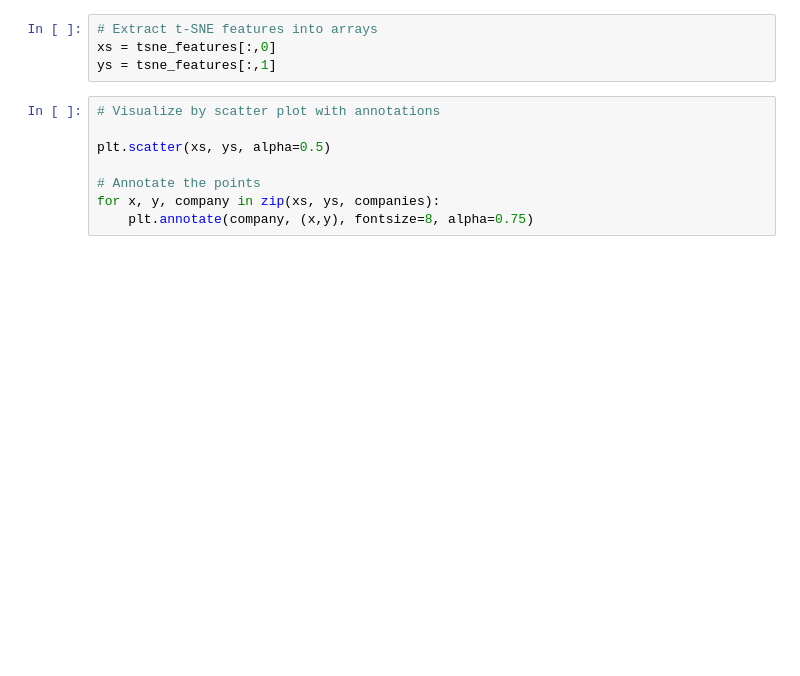
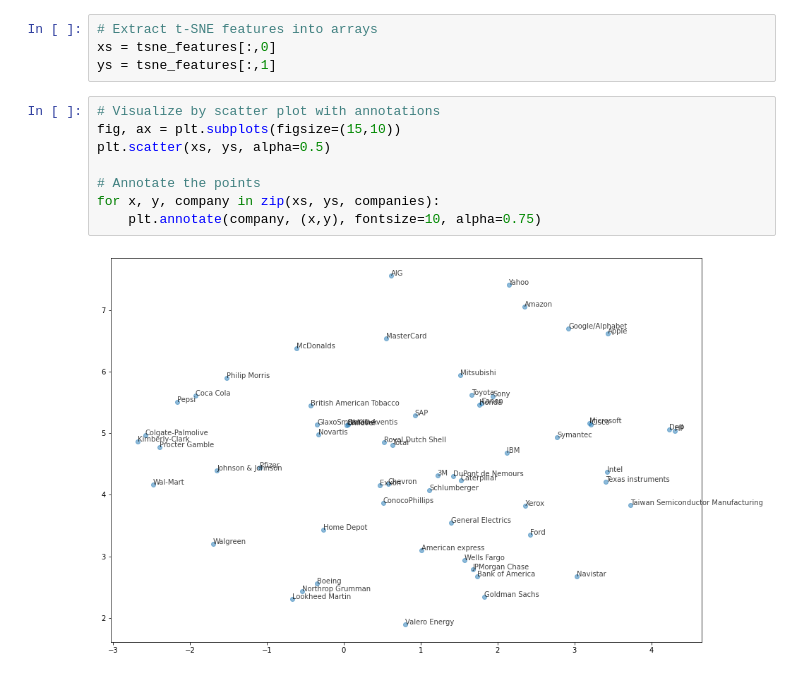
Before and after one commit to kipmadden/Unsupervised-Learning-with-scikit-learn, a Jupyter notebook: Stock price clustering.ipynb, the cells around one changed output. Drawn from its saved outputs; the diff is of its cells as text; blank space fills up the shorter version.

```diff
--- a/Stock price clustering.ipynb
+++ b/Stock price clustering.ipynb
@@ -162,9 +162,11 @@ xs = tsne_features[:,0]
 ys = tsne_features[:,1]
 # %%
 # Visualize by scatter plot with annotations
-
+fig, ax = plt.subplots(figsize=(15,10))
 plt.scatter(xs, ys, alpha=0.5)
 
 # Annotate the points
 for x, y, company in zip(xs, ys, companies):
-    plt.annotate(company, (x,y), fontsize=8, alpha=0.75)
+    plt.annotate(company, (x,y), fontsize=10, alpha=0.75)
+# %% [output]
+[figure, added]
```
Also changed, not shown: 2 other files.
